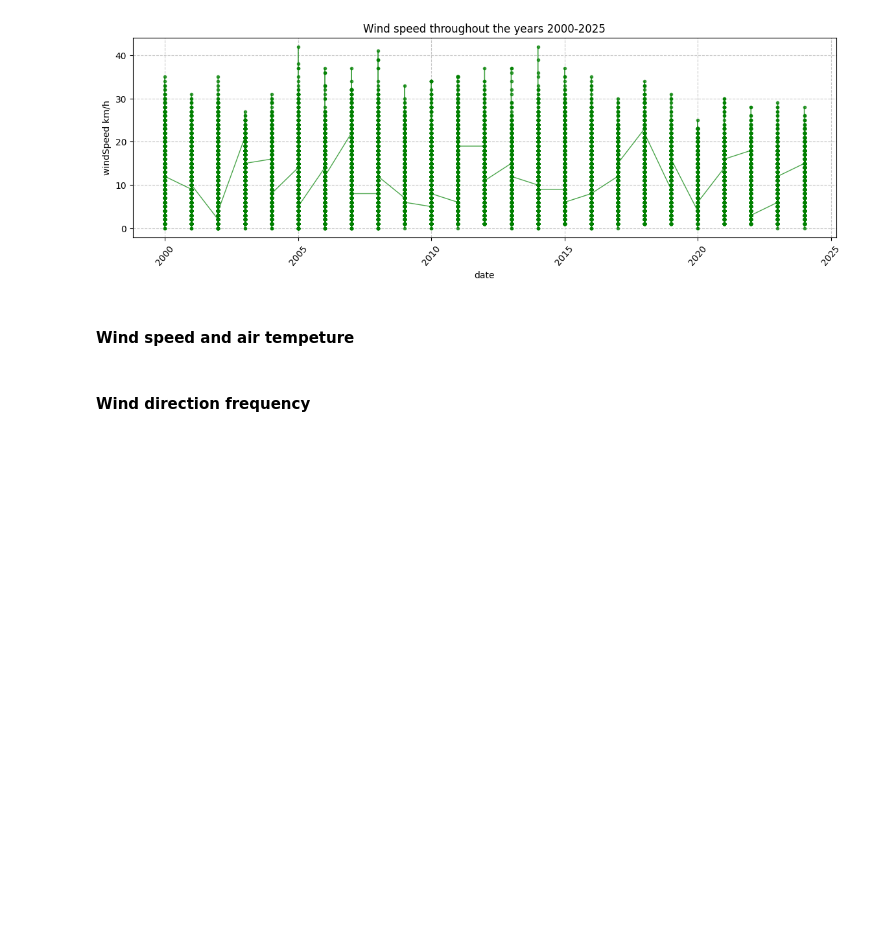
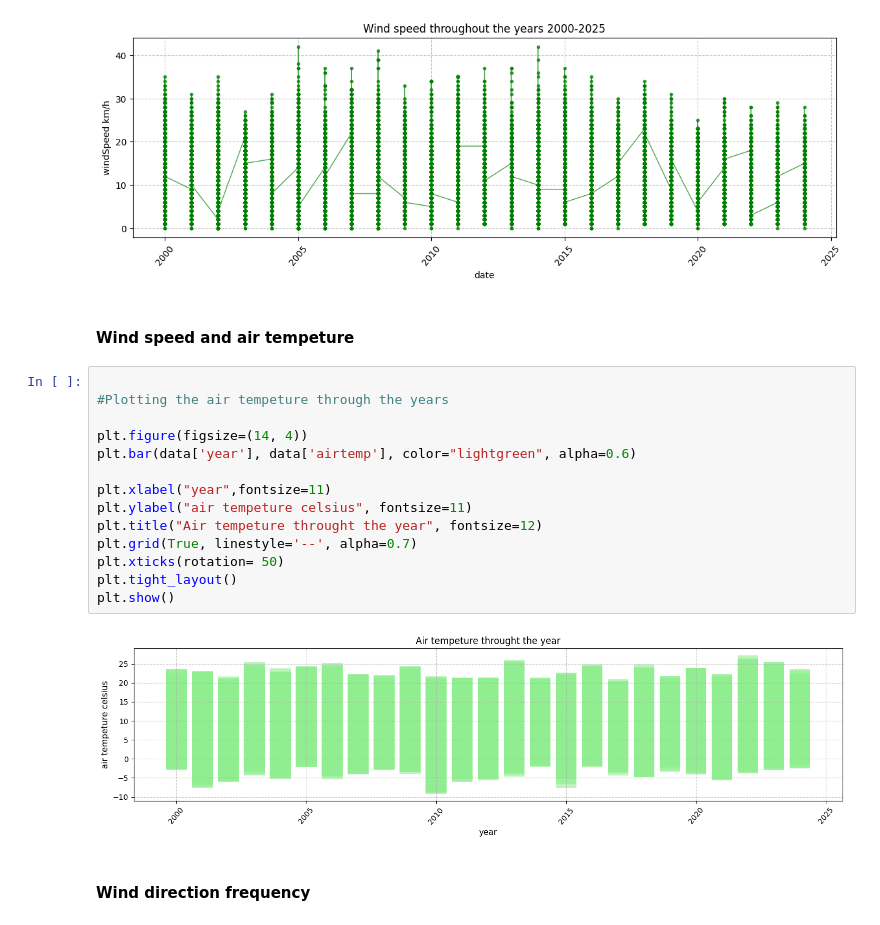
Before and after one commit to Noemidiaz/programming_for_data_analytics, a Jupyter notebook: project/windspeed_DublinAirport.ipynb, the cells around one changed output. Drawn from its saved outputs; the diff is of its cells as text; blank space fills up the shorter version.

Commit message:
creating plot for air tempeture during the years

```diff
--- a/project/windspeed_DublinAirport.ipynb
+++ b/project/windspeed_DublinAirport.ipynb
@@ -170,6 +170,22 @@ plt.show()
 [figure]
 # %% [markdown]
 #### Wind speed and air tempeture
+# %%
+
+#Plotting the air tempeture through the years
+
+plt.figure(figsize=(14, 4))
+plt.bar(data['year'], data['airtemp'], color="lightgreen", alpha=0.6)
+
+plt.xlabel("year",fontsize=11)
+plt.ylabel("air tempeture celsius", fontsize=11)
+plt.title("Air tempeture throught the year", fontsize=12)
+plt.grid(True, linestyle='--', alpha=0.7)
+plt.xticks(rotation= 50)
+plt.tight_layout()
+plt.show()
+# %% [output]
+[figure, added]
 # %% [markdown]
 #### Wind direction frequency
 # %% [markdown]
```
Also changed, not shown: parts of 3 cells of this notebook.
